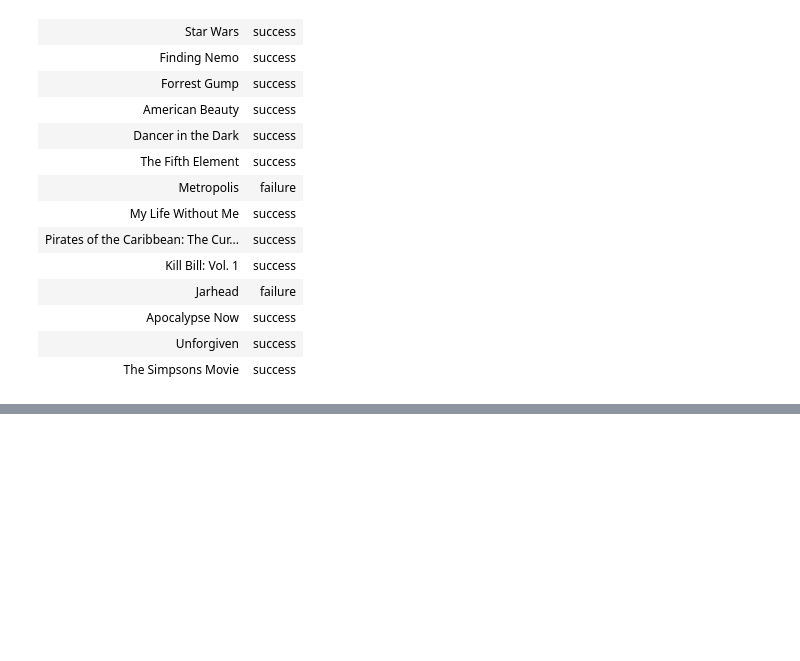
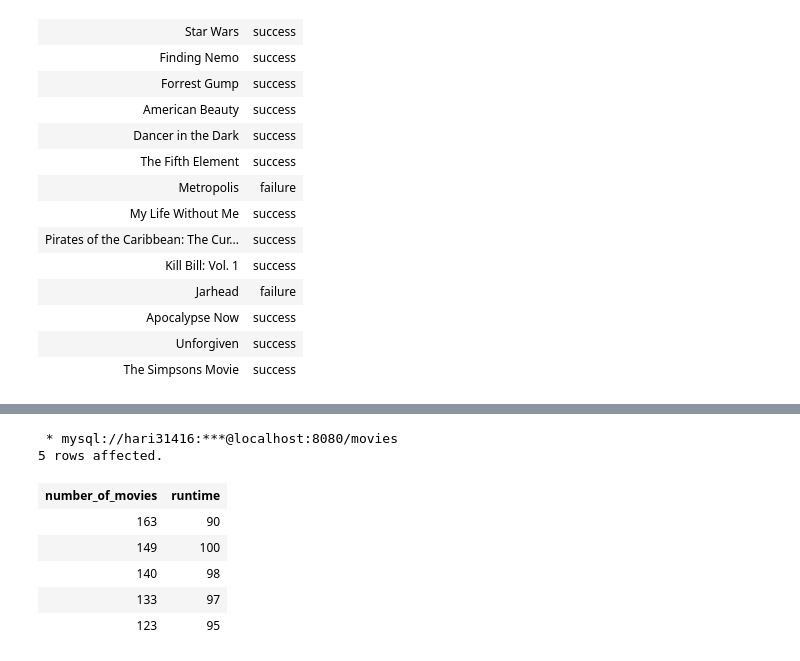
Before and after one commit to Hari31416/Placement, a Jupyter notebook: Notes/SQL/More.ipynb, the cells around one changed output, grey strips where cells are left out. Saved outputs shown, nothing was run; the diff lists cells and outputs as text; code cells hidden in the pictures; blank space fills up the shorter version.

```diff
--- a/Notes/SQL/More.ipynb
+++ b/Notes/SQL/More.ipynb
@@ -412,0 +465,17 @@ LIMIT 15;
+# %%
+%%sql
+SELECT COUNT(*) as 'number_of_movies', runtime
+FROM movie as m
+GROUP BY runtime
+HAVING COUNT(*) > 100
+ORDER BY number_of_movies DESC
+LIMIT 5;
+# %% [output]
+ * mysql://hari31416:***@localhost:8080/movies
+5 rows affected.
+| number_of_movies | runtime |
+| 163 | 90 |
+| 149 | 100 |
+| 140 | 98 |
+| 133 | 97 |
+| 123 | 95 |
```
Also changed, not shown: parts of 23 cells of this notebook, 7 other files.
